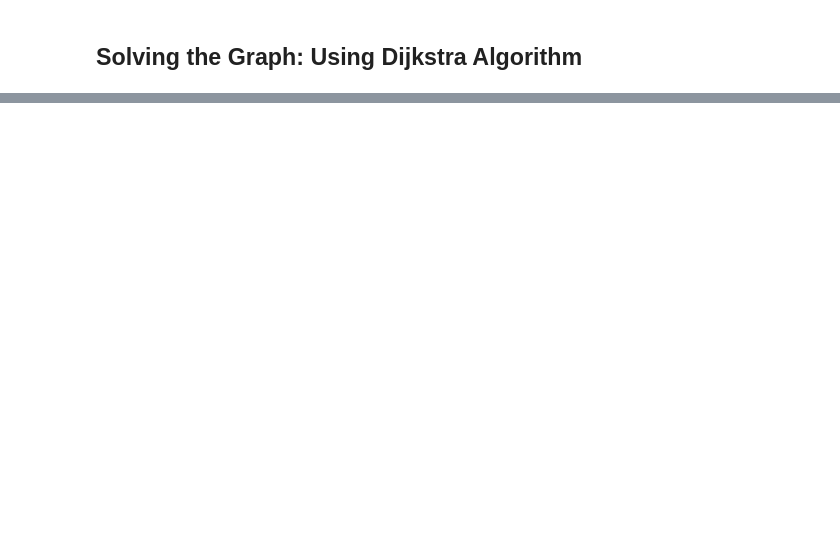
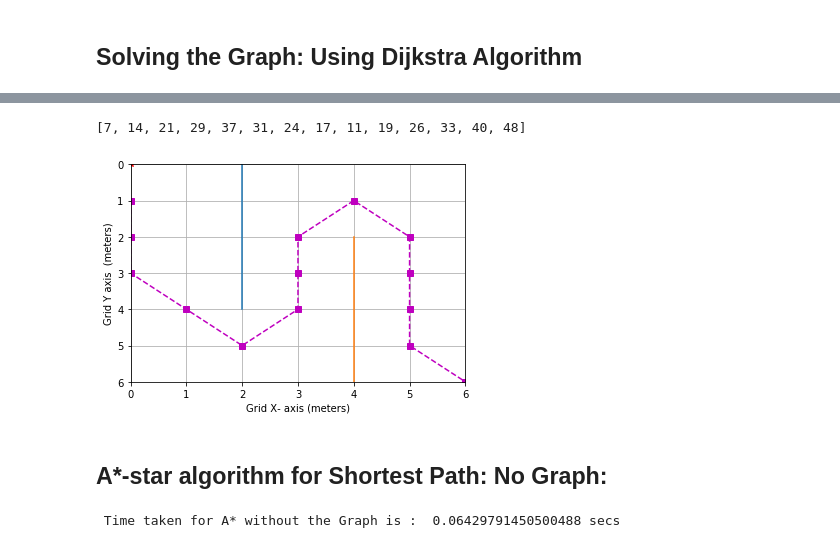
Before and after one commit to vTechSavyy/UAV_UGV_Perception_Planning, a Jupyter notebook: Planning/Main Notebook_Dijkstra on a Grid.ipynb, the cells around one changed output, grey strips where cells are left out. Cells and saved outputs as stored; diff of their text form; code cells hidden in the pictures; blank space fills up the shorter version.

```diff
--- a/Planning/Main Notebook_Dijkstra on a Grid.ipynb
+++ b/Planning/Main Notebook_Dijkstra on a Grid.ipynb
@@ -835,0 +952,38 @@ print(truePathIndices)
+# %%
+### Code to plot everything:
+# 1. The grid:
+# 2. The maze segments (Black solid lines)
+# 3. The start (Red) and Goal (Green) nodes:
+# 3. The shortest path (Purple line with markers)
+
+from matplotlib import pyplot as plt
+
+# Start by plotting the maze segments:
+for mazeSeg in mazeSegments:
+
+    plt.plot([mazeSeg[0][0], mazeSeg[1][0]], [mazeSeg[0][1] , mazeSeg[1][1]])
+
+
+# Plot the start and Goal nodes:
+plt.plot(X[startIdx], Y[startIdx], 'r*')
+plt.plot(X[goalIdx], Y[goalIdx], 'g*')
+
+# Plot the shortest path:
+plt.plot(X[noGraphPathIndices], Y[noGraphPathIndices], 'm--s')
+
+
+# Set xLimit and yLimit:
+plt.xlim(0, widthX )
+plt.ylim(0, widthY )
+plt.grid()
+plt.gca().invert_yaxis()
+
+plt.xlabel('Grid X- axis (meters)')
+plt.ylabel('Grid Y axis  (meters)')
+
+print(noGraphPathIndices)
+# %% [output]
+[7, 14, 21, 29, 37, 31, 24, 17, 11, 19, 26, 33, 40, 48]
+[figure, added]
+# %% [markdown]
+## A*-star algorithm for Shortest Path: No Graph:
@@ -835,0 +1123,18 @@ print(truePathIndices)
+# %%
+## Test A* with out graph:
+
+start = time.time()
+numNodes = 49
+startIdx = 0
+goalIdx = 48
+epsilon =1
+aStarPathIndices = astar_no_graph(startIdx,goalIdx, numNodes, epsilon)
+
+
+end = time.time()
+
+timeNoGraph = end - start
+
+print (" Time taken for A* without the Graph is : " , timeNoGraph ,  "secs")
+# %% [output]
+ Time taken for A* without the Graph is :  0.06429791450500488 secs
```
Also changed, not shown: parts of 9 cells of this notebook.
